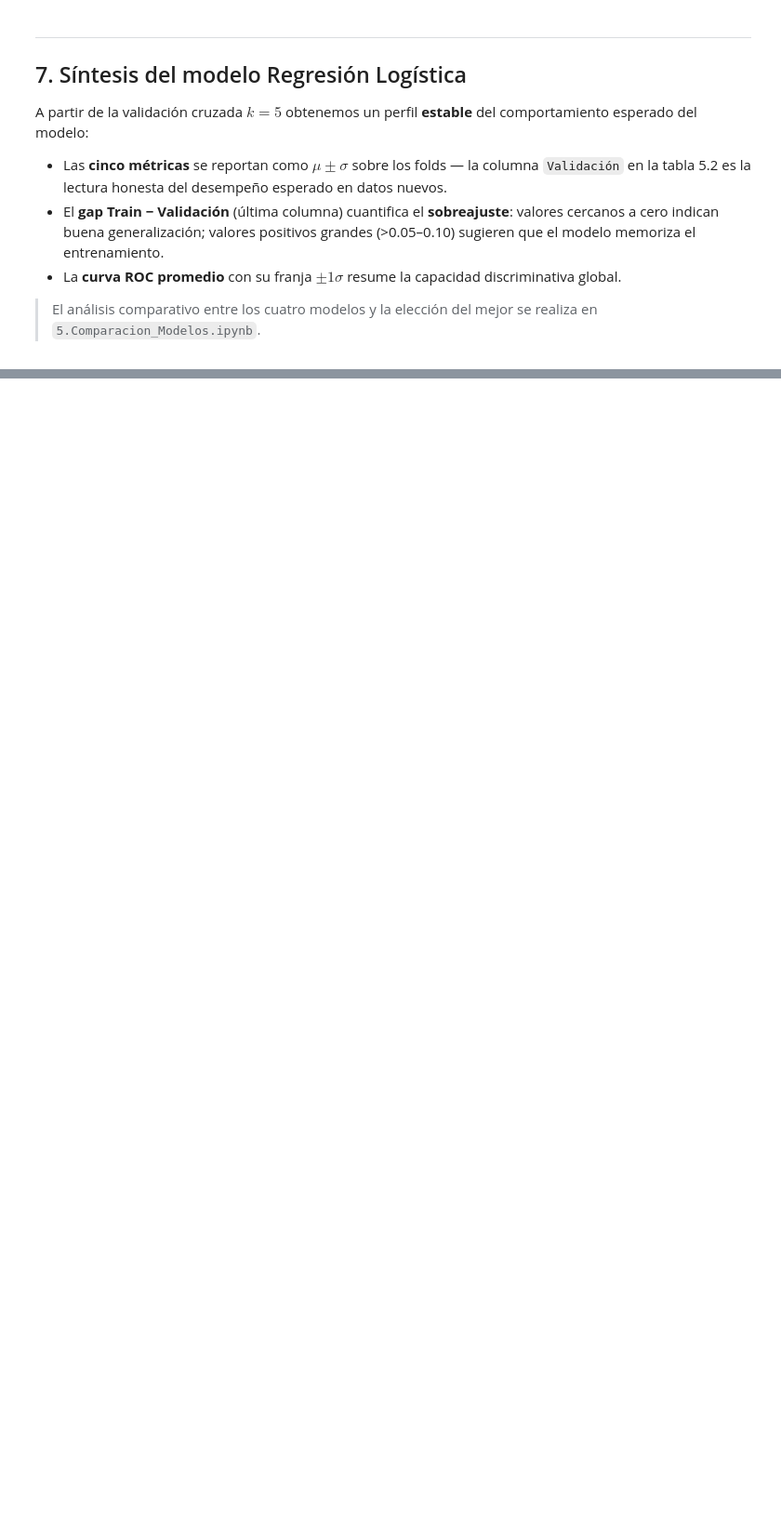
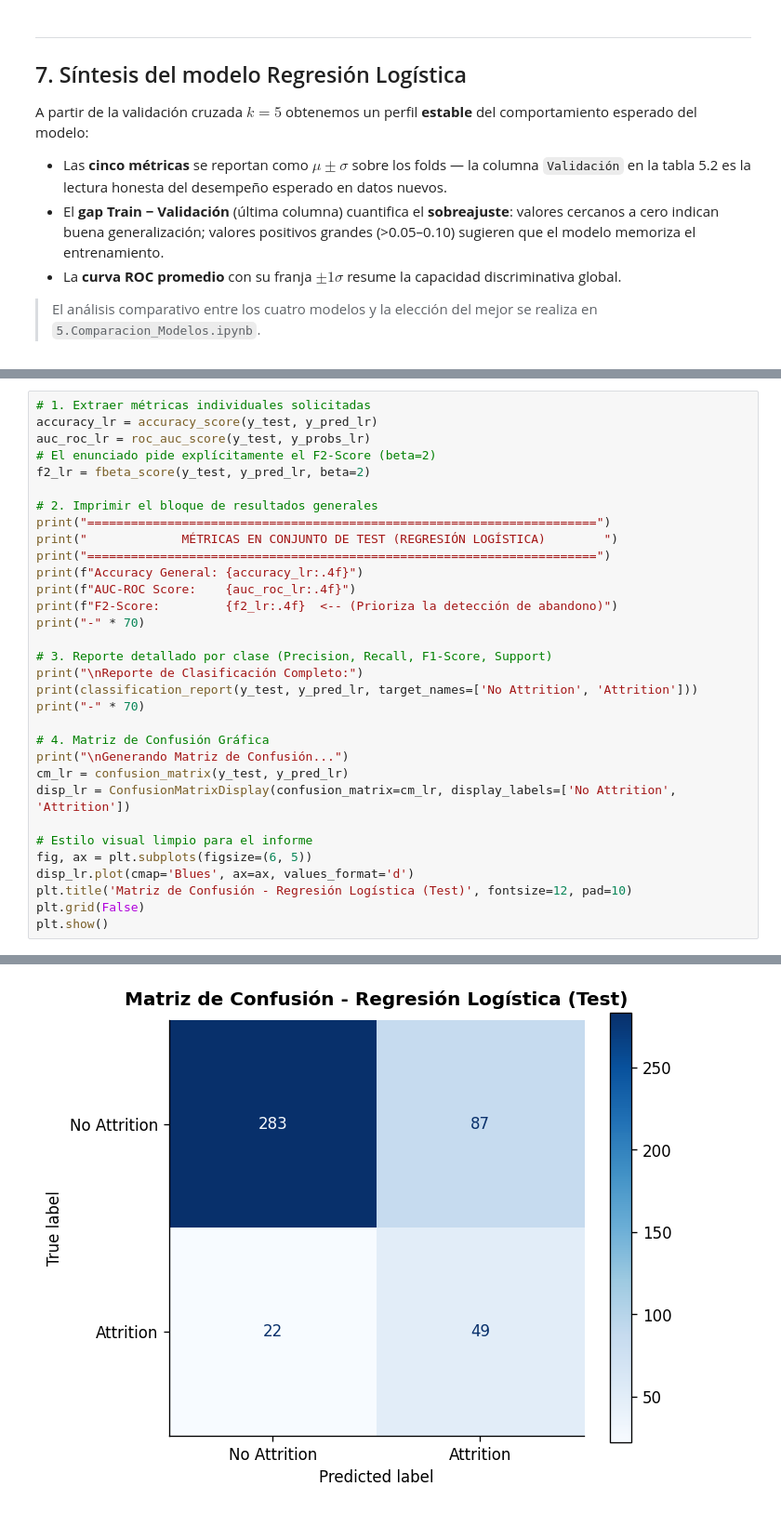
Before and after one commit to SebastianBetancur08/analitica-proyecto, a Jupyter notebook: notebooks/modelos_clasificacion/1.Regresion_Logistica.ipynb, the cells around one changed output, grey strips where cells are left out. Shown at 93% size. Saved outputs shown, nothing was run; the diff lists cells and outputs as text; blank space fills up the shorter version.

```diff
--- a/notebooks/modelos_clasificacion/1.Regresion_Logistica.ipynb
+++ b/notebooks/modelos_clasificacion/1.Regresion_Logistica.ipynb
@@ -589,0 +621,33 @@ A partir de la validación cruzada $k=5$ obtenemos un perfil **estable** del com
+# %%
+# 1. Extraer métricas individuales solicitadas
+accuracy_lr = accuracy_score(y_test, y_pred_lr)
+auc_roc_lr = roc_auc_score(y_test, y_probs_lr)
+# El enunciado pide explícitamente el F2-Score (beta=2)
+f2_lr = fbeta_score(y_test, y_pred_lr, beta=2)
+
+# 2. Imprimir el bloque de resultados generales
+print("======================================================================")
+print("             MÉTRICAS EN CONJUNTO DE TEST (REGRESIÓN LOGÍSTICA)        ")
+print("======================================================================")
+print(f"Accuracy General: {accuracy_lr:.4f}")
+print(f"AUC-ROC Score:    {auc_roc_lr:.4f}")
+print(f"F2-Score:         {f2_lr:.4f}  <-- (Prioriza la detección de abandono)")
+print("-" * 70)
+
+# 3. Reporte detallado por clase (Precision, Recall, F1-Score, Support)
+print("\nReporte de Clasificación Completo:")
+print(classification_report(y_test, y_pred_lr, target_names=['No Attrition', 'Attrition']))
+print("-" * 70)
+
+# 4. Matriz de Confusión Gráfica
+print("\nGenerando Matriz de Confusión...")
+cm_lr = confusion_matrix(y_test, y_pred_lr)
+disp_lr = ConfusionMatrixDisplay(confusion_matrix=cm_lr, display_labels=['No Attrition', 'Attrition'])
+
+# Estilo visual limpio para el informe
+fig, ax = plt.subplots(figsize=(6, 5))
+disp_lr.plot(cmap='Blues', ax=ax, values_format='d')
+plt.title('Matriz de Confusión - Regresión Logística (Test)', fontsize=12, pad=10)
+plt.grid(False)
+plt.show()
+# %% [output]
@@ -589,0 +671 @@ A partir de la validación cruzada $k=5$ obtenemos un perfil **estable** del com
+[figure, added]
```
Also changed, not shown: parts of 6 cells of this notebook, 3 other files.
